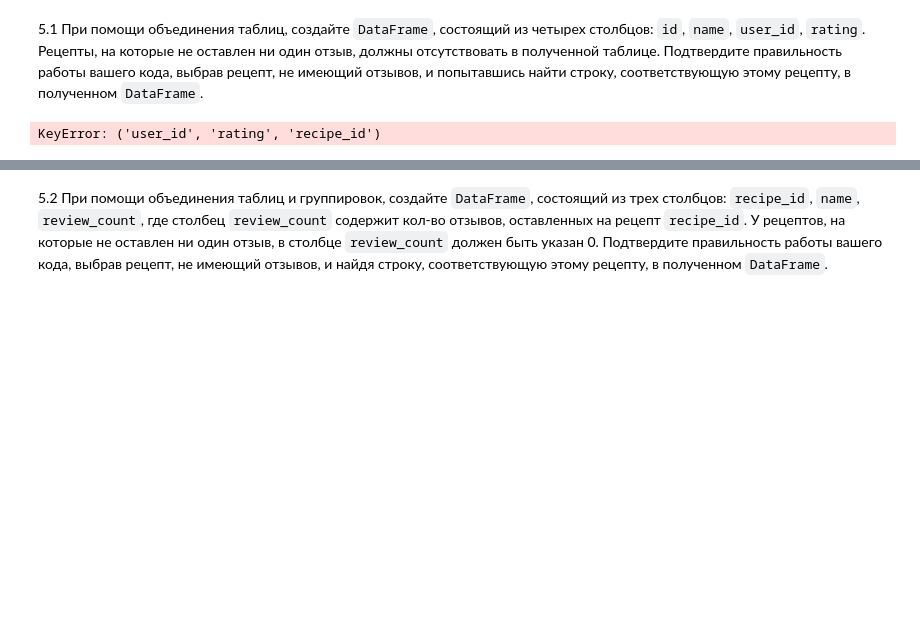
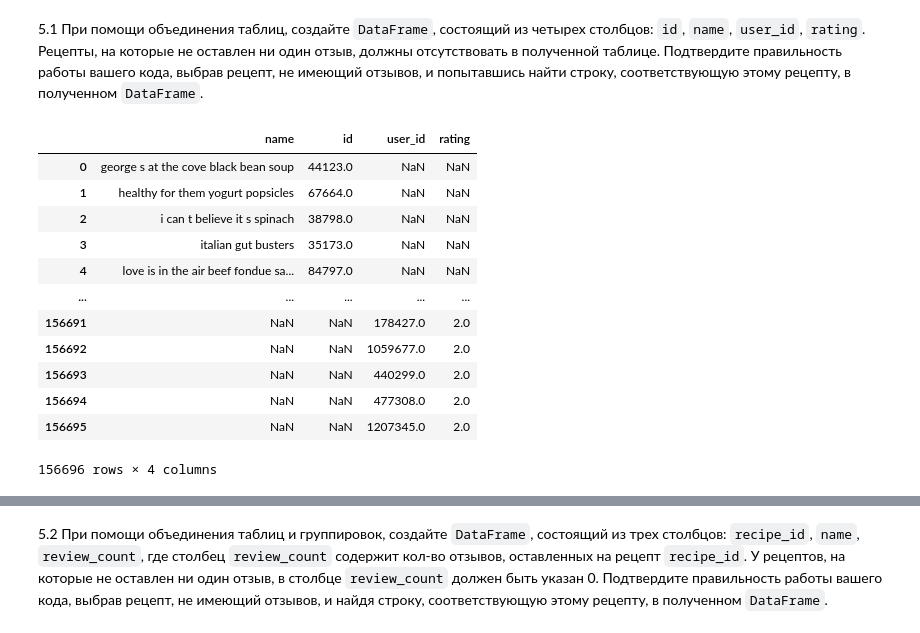
Before and after one commit to ms236566/-, a Jupyter notebook: Лабраб_02_pandas_МосквичеваОВ_ДПИ23_1.ipynb, the cells around one changed output, grey strips where cells are left out. Saved outputs shown, nothing was run; the diff lists cells and outputs as text; code cells hidden in the pictures; blank space fills up the shorter version.

```diff
--- a/Лабраб_02_pandas_МосквичеваОВ_ДПИ23_1.ipynb
+++ b/Лабраб_02_pandas_МосквичеваОВ_ДПИ23_1.ipynb
@@ -436,7 +436,22 @@ Length: 4032, dtype: int64
 ### Объединение таблиц `pd.DataFrame`
 # %% [markdown]
 5.1 При помощи объединения таблиц, создайте `DataFrame`, состоящий из четырех столбцов: `id`, `name`, `user_id`, `rating`. Рецепты, на которые не оставлен ни один отзыв, должны отсутствовать в полученной таблице. Подтвердите правильность работы вашего кода, выбрав рецепт, не имеющий отзывов, и попытавшись найти строку, соответствующую этому рецепту, в полученном `DataFrame`.
-# %%
-dfC = pd.merge(recipes1[['id','name'], reviews1['user_id','rating', 'recipe_id']], axis=1, inplace=True)
-# %% [output]
-KeyError: ('user_id', 'rating', 'recipe_id')
+# %%
+dfA = recipes[['name', 'id']]
+dfB = reviews[['user_id','rating']]
+dfC = pd.merge(dfA, dfB, left_on='id', right_on='rating', how='outer')
+dfC
+# %% [output]
+|  | name | id | user_id | rating |
+| 0 | george s at the cove black bean soup | 44123.0 | NaN | NaN |
+| 1 | healthy for them yogurt popsicles | 67664.0 | NaN | NaN |
+| 2 | i can t believe it s spinach | 38798.0 | NaN | NaN |
+| 3 | italian gut busters | 35173.0 | NaN | NaN |
+| 4 | love is in the air beef fondue sa... | 84797.0 | NaN | NaN |
+| ... | ... | ... | ... | ... |
+| 156691 | NaN | NaN | 178427.0 | 2.0 |
+| 156692 | NaN | NaN | 1059677.0 | 2.0 |
+| 156693 | NaN | NaN | 440299.0 | 2.0 |
+| 156694 | NaN | NaN | 477308.0 | 2.0 |
+| 156695 | NaN | NaN | 1207345.0 | 2.0 |
+156696 rows × 4 columns
```
Also changed, not shown: parts of 3 cells of this notebook.
